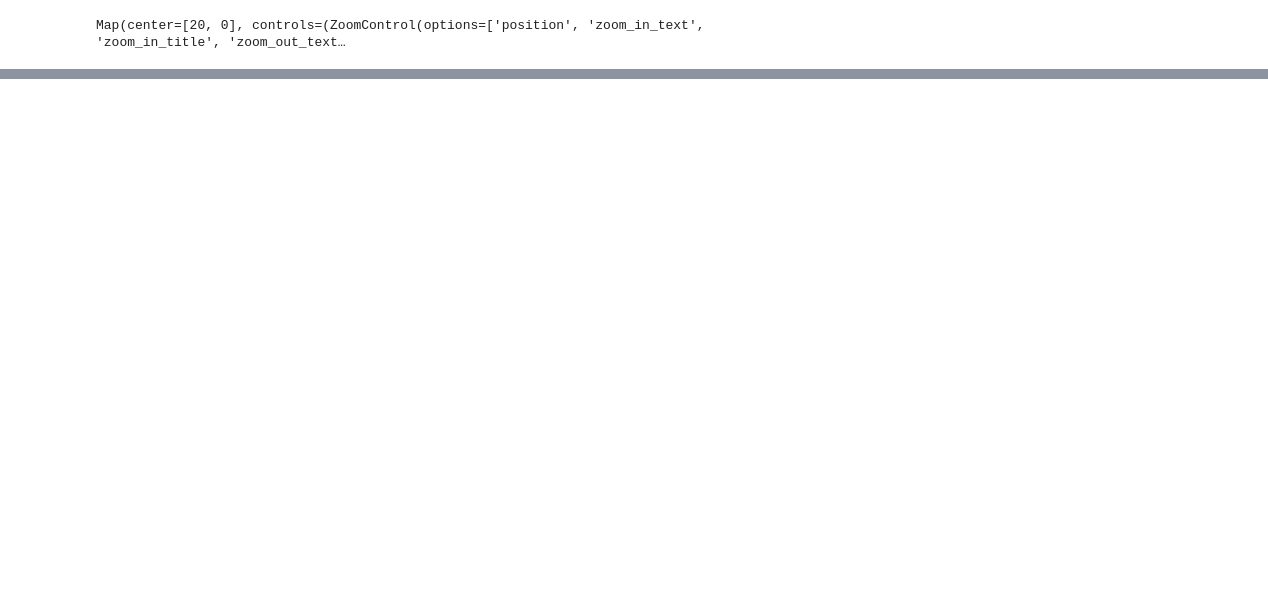
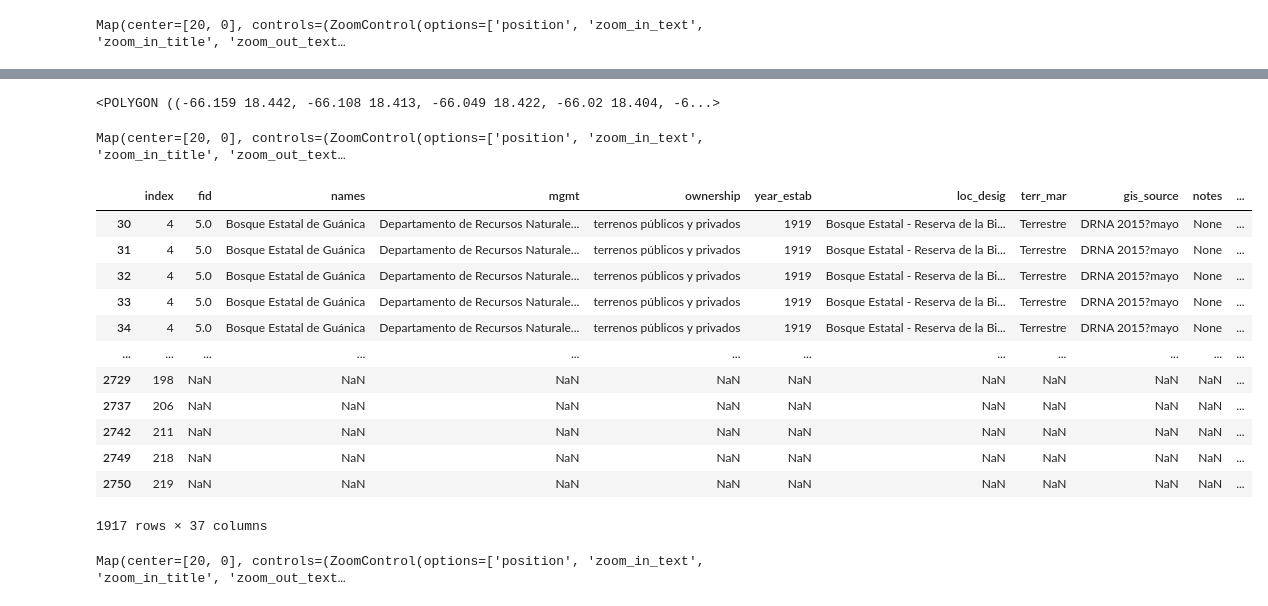
Before and after one commit to Andres-ramos/maglar, a Jupyter notebook: notebooks/maps.ipynb, the cells around one changed output, grey strips where cells are left out. Saved outputs shown, nothing was run; the diff lists cells and outputs as text; code cells hidden in the pictures; blank space fills up the shorter version.

```diff
--- a/notebooks/maps.ipynb
+++ b/notebooks/maps.ipynb
@@ -814,0 +1186,10 @@ join_gdf.to_file("../reservas")
+# %%
+from shapely.geometry import LineString, Polygon
+import shapely
+# out_poly = Polygon(OUT_LINE)
+in_shape = shape(IN_POLY["features"][0]["geometry"])
+out_shape = shape(OUT_POLY["features"][0]["geometry"])
+# in_poly = shapely.polygonize([in_l])
+in_shape
+# %% [output]
+<POLYGON ((-66.159 18.442, -66.108 18.413, -66.049 18.422, -66.02 18.404, -6...>
@@ -814,0 +1199,34 @@ join_gdf.to_file("../reservas")
+# %%
+diff = shapely.difference(out_shape, in_shape)
+r = gpd.GeoDataFrame({"geometry": [diff]}, crs=4236)
+# r
+r = r.to_crs(epsg=6566)
+# %%
+m = leafmap.Map()
+m.add_gdf(r)
+m
+# %% [output]
+Map(center=[20, 0], controls=(ZoomControl(options=['position', 'zoom_in_text', 'zoom_in_title', 'zoom_out_text…
+# %%
+join_gdf = gpd.sjoin(gdf,r, op='intersects')
+join_gdf
+# %% [output]
+|  | index | fid | names | mgmt | ownership | year_estab | loc_desig | terr_mar | gis_source | notes | ... |
+| 30 | 4 | 5.0 | Bosque Estatal de Guánica | Departamento de Recursos Naturale... | terrenos públicos y privados | 1919 | Bosque Estatal - Reserva de la Bi... | Terrestre | DRNA 2015?mayo | None | ... |
+| 31 | 4 | 5.0 | Bosque Estatal de Guánica | Departamento de Recursos Naturale... | terrenos públicos y privados | 1919 | Bosque Estatal - Reserva de la Bi... | Terrestre | DRNA 2015?mayo | None | ... |
+| 32 | 4 | 5.0 | Bosque Estatal de Guánica | Departamento de Recursos Naturale... | terrenos públicos y privados | 1919 | Bosque Estatal - Reserva de la Bi... | Terrestre | DRNA 2015?mayo | None | ... |
+| 33 | 4 | 5.0 | Bosque Estatal de Guánica | Departamento de Recursos Naturale... | terrenos públicos y privados | 1919 | Bosque Estatal - Reserva de la Bi... | Terrestre | DRNA 2015?mayo | None | ... |
+| 34 | 4 | 5.0 | Bosque Estatal de Guánica | Departamento de Recursos Naturale... | terrenos públicos y privados | 1919 | Bosque Estatal - Reserva de la Bi... | Terrestre | DRNA 2015?mayo | None | ... |
+| ... | ... | ... | ... | ... | ... | ... | ... | ... | ... | ... | ... |
+| 2729 | 198 | NaN | NaN | NaN | NaN | NaN | NaN | NaN | NaN | NaN | ... |
+| 2737 | 206 | NaN | NaN | NaN | NaN | NaN | NaN | NaN | NaN | NaN | ... |
+| 2742 | 211 | NaN | NaN | NaN | NaN | NaN | NaN | NaN | NaN | NaN | ... |
+| 2749 | 218 | NaN | NaN | NaN | NaN | NaN | NaN | NaN | NaN | NaN | ... |
+| 2750 | 219 | NaN | NaN | NaN | NaN | NaN | NaN | NaN | NaN | NaN | ... |
+1917 rows × 37 columns
+# %%
+m = leafmap.Map()
+m.add_gdf(join_gdf.iloc[0:100])
+m
+# %% [output]
+Map(center=[20, 0], controls=(ZoomControl(options=['position', 'zoom_in_text', 'zoom_in_title', 'zoom_out_text…
```
Also changed, not shown: parts of 9 cells of this notebook, 1 other file.
